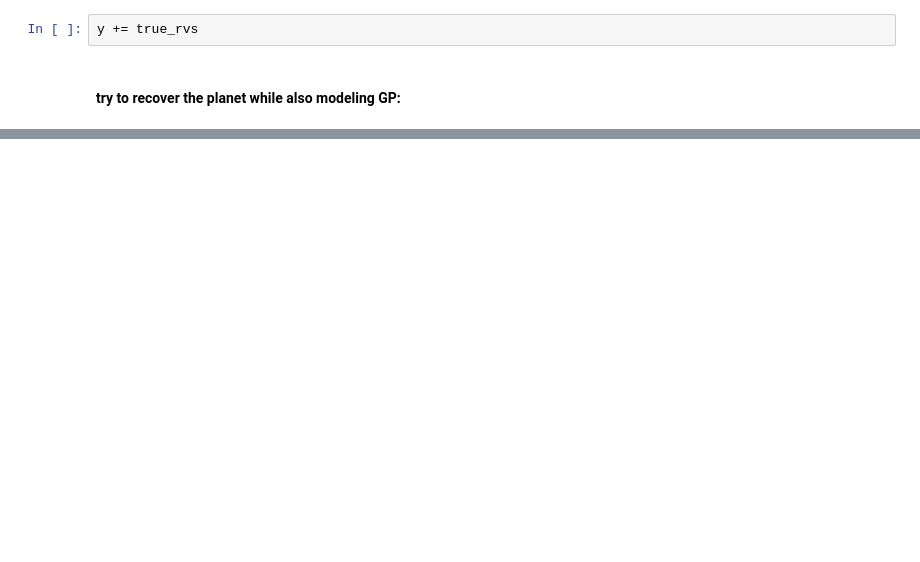
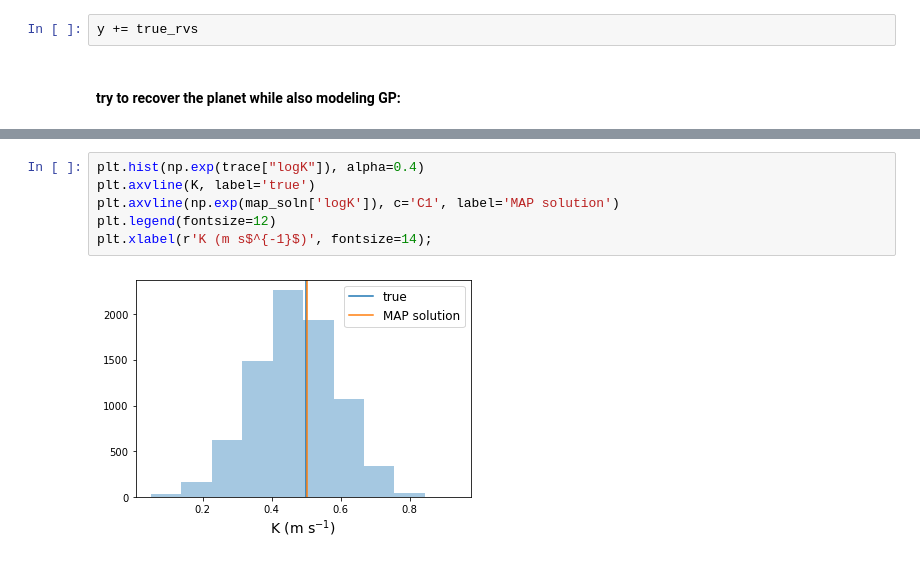
Before and after one commit to megbedell/pmodes, a Jupyter notebook: experiments/04-planet-recovery.ipynb, the cells around one changed output, grey strips where cells are left out. Saved outputs shown, nothing was run; the diff lists cells and outputs as text; blank space fills up the shorter version.

```diff
--- a/experiments/04-planet-recovery.ipynb
+++ b/experiments/04-planet-recovery.ipynb
@@ -142,0 +145,8 @@ plt.plot(t * s_to_days, y - y_pred, 'k.');
+# %%
+plt.hist(np.exp(trace["logK"]), alpha=0.4)
+plt.axvline(K, label='true')
+plt.axvline(np.exp(map_soln['logK']), c='C1', label='MAP solution')
+plt.legend(fontsize=12)
+plt.xlabel(r'K (m s$^{-1}$)', fontsize=14);
+# %% [output]
+[figure, added]
```
Also changed, not shown: parts of 17 cells of this notebook, 1 other file.
